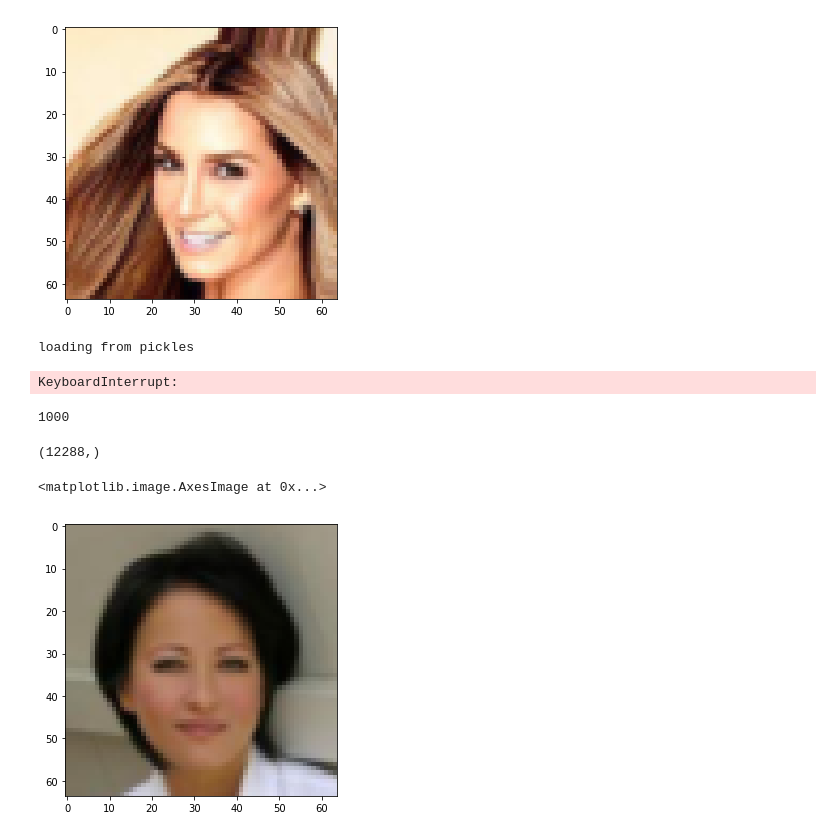
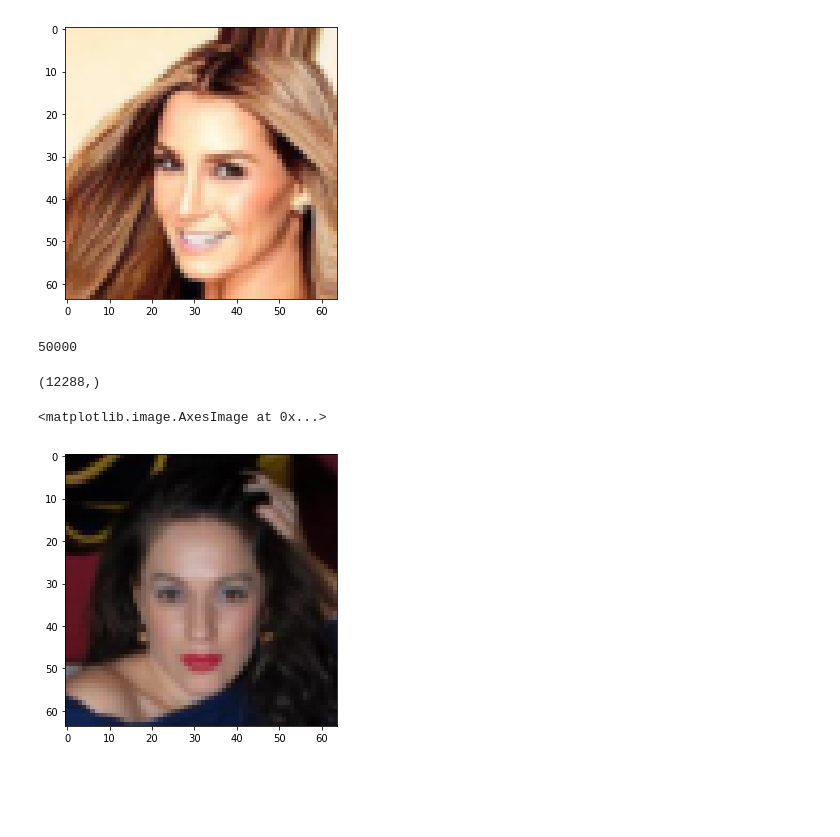
Before and after one commit to Tdual/vae, a Jupyter notebook: vae.ipynb, the cells around one changed output. Drawn from its saved outputs; the diff is of its cells as text; code cells hidden in the pictures; blank space fills up the shorter version.

```diff
--- a/vae.ipynb
+++ b/vae.ipynb
@@ -213,6 +219,8 @@ print("num of data: ", len(data))
  './data/celebA/000007.jpg' './data/celebA/000008.jpg'
  './data/celebA/000009.jpg' './data/celebA/000010.jpg']
 num of data:  202599
+# %%
+data = data[:50000]
 # %%
 dim = int(np.sqrt(image_size/3))
 test = get_image(data[0],dim,dim)
@@ -243,27 +251,24 @@ else:
         image_batch = get_batch(images, image_batch_size, i)
         file_name = "./images_{}.pickle".format(i)
         with open(file_name ,mode='wb') as f:
-            pickle.dump(image_batch, f,protocol=4)
+            pickle.dump(image_batch, f, protocol=4)
-# %% [output]
-loading from pickles
-KeyboardInterrupt:
 # %%
-images = load_img_data(data[:1000])
+images = load_img_data(data)
 # %%
 len(images)
 # %% [output]
-1000
+50000
 # %%
 images[0].shape
 # %% [output]
 (12288,)
 # %%
-test = images[100]
+test = images[-1]
 fig, ax = plt.subplots(nrows=1,ncols=1, figsize=(10,5))
 ax.imshow(np.reshape(test, (dim,dim,3)), interpolation='nearest')
 # %% [output]
 <matplotlib.image.AxesImage at 0x...>
-[figure, old version]
+[figure, new version]
 # %%
 train_images = images[50:]
 validation_images = images[:50]
```
Also changed, not shown: parts of 10 cells of this notebook.
